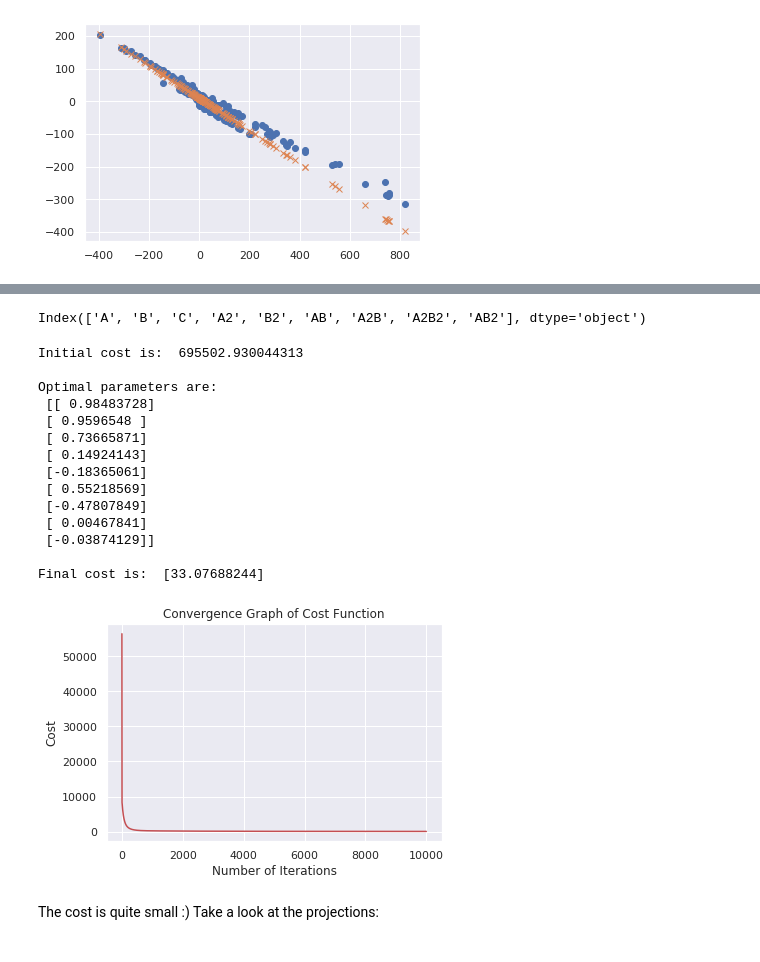
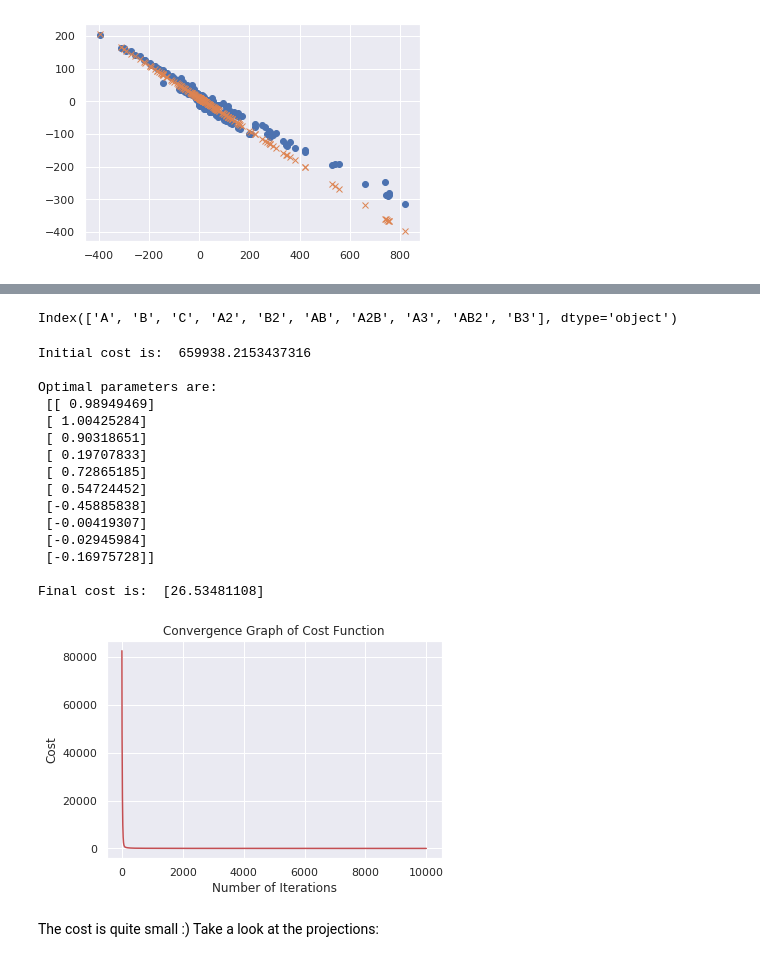
Before and after one commit to matiasrvazquez/DS-projects, a Jupyter notebook: Moloco_test.ipynb, the cells around one changed output, grey strips where cells are left out. Drawn from its saved outputs; the diff is of its cells as text; code cells hidden in the pictures.

```diff
--- a/Moloco_test.ipynb
+++ b/Moloco_test.ipynb
@@ -398,6 +398,7 @@ Let's be more rigorous and compute the actual values for the fitting parameters.
 # %%
 df_reg.loc[:,'A2B'] = df_reg['A']**2 * df_reg['B']
-df_reg.loc[:,'A2B2'] = df_reg['A']**2 * df_reg['B']**2
+df_reg.loc[:,'A3'] = df_reg['A']**3
 df_reg.loc[:,'AB2'] = df_reg['A'] * df_reg['B']**2
+df_reg.loc[:,'B3'] = df_reg['B']**3
 df_reg
 # %% [output]
@@ -417,10 +418,10 @@ df_reg
 # %%
 df_reg.columns
 # %% [output]
-Index(['A', 'B', 'C', 'A2', 'B2', 'AB', 'A2B', 'A2B2', 'AB2'], dtype='object')
+Index(['A', 'B', 'C', 'A2', 'B2', 'AB', 'A2B', 'A3', 'AB2', 'B3'], dtype='object')
 # %%
 
-X = df_reg[['A', 'B', 'A2', 'B2', 'AB', 'A2B', 'A2B2', 'AB2']].values
+X = df_reg[['A', 'B', 'A2', 'B2', 'AB', 'A2B', 'A3', 'AB2', 'B3']].values
 y = df_reg['C'].values[:,np.newaxis]
 n_samples = len(y)
 
@@ -440,45 +441,46 @@ def gradient_descent(X, y, params, learning_rate, n_iters):
 
     for i in range(n_iters):
         params = params - (learning_rate/n_samples) * X.T @ (X @ params - y)
         J_history[i] = compute_cost(X, y, params)
 
     return (J_history, params)
 
 n_iters = 10000
 learning_rate = 0.000001
 
 initial_cost = compute_cost(X, y, params)
 
 print("Initial cost is: ", initial_cost, "\n")
 
 (J_history, optimal_params) = gradient_descent(X, y, params, learning_rate, n_iters)
 
 print("Optimal parameters are: \n", optimal_params, "\n")
 
 print("Final cost is: ", J_history[-1])
 
 plt.plot(range(len(J_history)), J_history, 'r')
 
 plt.title("Convergence Graph of Cost Function")
 plt.xlabel("Number of Iterations")
 plt.ylabel("Cost")
 plt.show()
 # %% [output]
-Initial cost is:  695502.930044313
+Initial cost is:  659938.2153437316
 
 Optimal parameters are:
- [[ 0.98483728]
- [ 0.9596548 ]
- [ 0.73665871]
- [ 0.14924143]
- [-0.18365061]
- [ 0.55218569]
- [-0.47807849]
- [ 0.00467841]
- [-0.03874129]]
+ [[ 0.98949469]
+ [ 1.00425284]
+ [ 0.90318651]
+ [ 0.19707833]
+ [ 0.72865185]
+ [ 0.54724452]
+ [-0.45885838]
+ [-0.00419307]
+ [-0.02945984]
+ [-0.16975728]]
 
-Final cost is:  [33.07688244]
+Final cost is:  [26.53481108]
-[figure, old version]
+[figure, new version]
 # %% [markdown]
 The cost is quite small :)
 Take a look at the projections:
```
Also changed, not shown: parts of 5 cells of this notebook.
